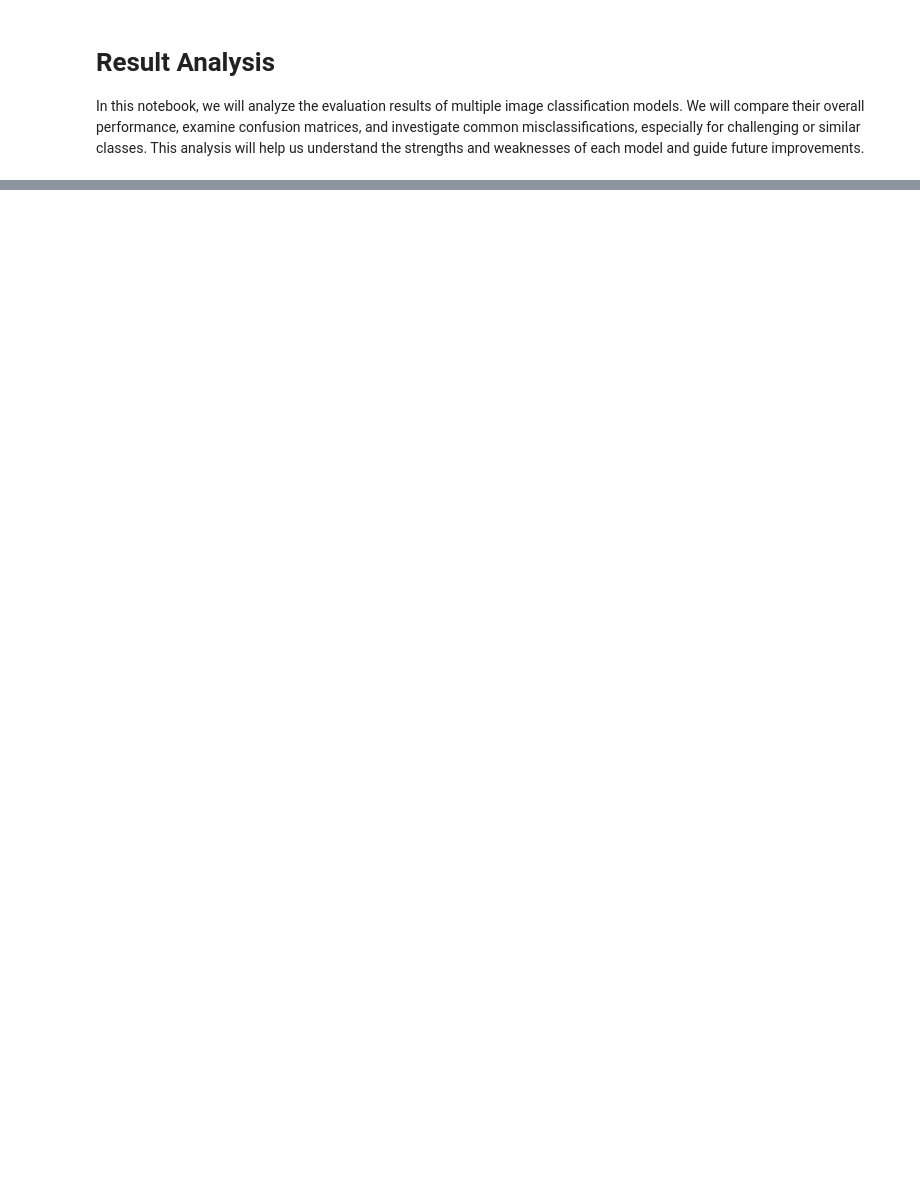
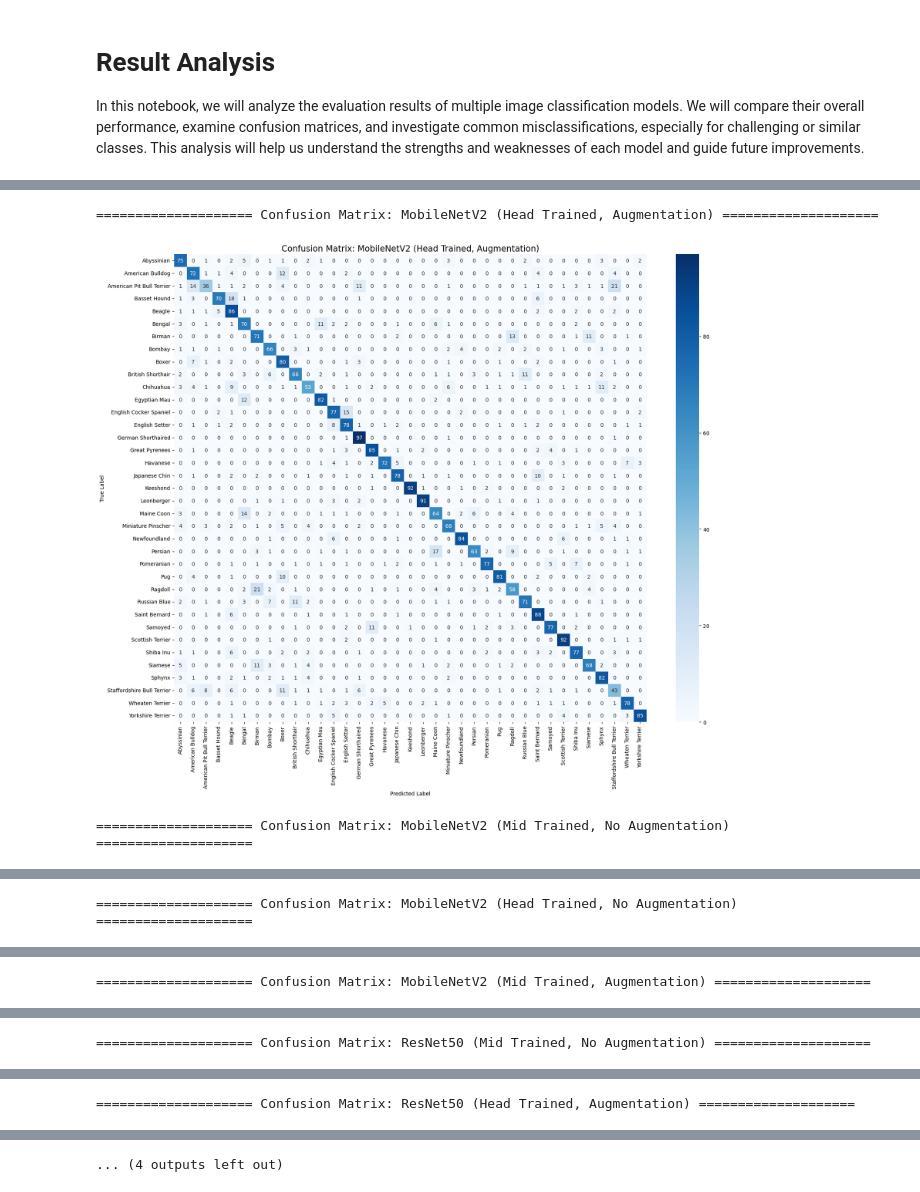
Before and after one commit to Julianm56/MATH392_Final_Project, a Jupyter notebook: notebooks/result_analysis.ipynb, the cells around one changed output, grey strips where cells are left out. Saved outputs shown, nothing was run; the diff lists cells and outputs as text; code cells hidden in the pictures; blank space fills up the shorter version.

```diff
--- a/notebooks/result_analysis.ipynb
+++ b/notebooks/result_analysis.ipynb
@@ -270,0 +234,39 @@ KeyError: "None of ['Model'] are in the columns"
+# %%
+for config in MODEL_CONFIGS:
+    print(f"\n{'='*20} Confusion Matrix: {config['name']} {'='*20}")
+    metrics_df = load_metrics(config["metrics_file"])
+    predictions_df = load_predictions(config["predictions_file"])
+
+    if metrics_df is None or predictions_df is None:
+        print(f"Skipping {config['name']} due to missing files.")
+        continue
+
+    class_names_ordered = get_class_names(metrics_df)
+    if 'true_label_idx' in predictions_df.columns and 'predicted_label_idx' in predictions_df.columns:
+        unique_true_labels = sorted(predictions_df['true_label_name'].unique())
+        if not all(item in unique_true_labels for item in class_names_ordered) or not all(item in class_names_ordered for item in unique_true_labels):
+            cm_display_labels = unique_true_labels
+        else:
+            cm_display_labels = class_names_ordered
+
+        cm = confusion_matrix(
+            predictions_df['true_label_idx'],
+            predictions_df['predicted_label_idx'],
+            labels=np.arange(len(cm_display_labels))
+        )
+        plt.figure(figsize=CM_FIG_SIZE)
+        sns.heatmap(cm, annot=True, fmt='d', cmap='Blues',
+                    xticklabels=cm_display_labels, yticklabels=cm_display_labels)
+        plt.title(f"Confusion Matrix: {config['name']}", fontsize=16)
+        plt.xlabel("Predicted Label")
+        plt.ylabel("True Label")
+        plt.xticks(rotation=90)
+        plt.yticks(rotation=0)
+        plt.tight_layout()
+        plt.show()
+    else:
+        print("Skipping: 'true_label_idx' or 'predicted_label_idx' not found in predictions.")
+# %% [output]
+==================== Confusion Matrix: MobileNetV2 (Head Trained, Augmentation) ====================
+[figure, added]
+==================== Confusion Matrix: MobileNetV2 (Mid Trained, No Augmentation) ====================
@@ -270,0 +274 @@ KeyError: "None of ['Model'] are in the columns"
+==================== Confusion Matrix: MobileNetV2 (Head Trained, No Augmentation) ====================
@@ -270,0 +276 @@ KeyError: "None of ['Model'] are in the columns"
+==================== Confusion Matrix: MobileNetV2 (Mid Trained, Augmentation) ====================
@@ -270,0 +278 @@ KeyError: "None of ['Model'] are in the columns"
+==================== Confusion Matrix: ResNet50 (Mid Trained, No Augmentation) ====================
@@ -270,0 +280 @@ KeyError: "None of ['Model'] are in the columns"
+==================== Confusion Matrix: ResNet50 (Head Trained, Augmentation) ====================
@@ -270,0 +282 @@ KeyError: "None of ['Model'] are in the columns"
+... (4 outputs left out)
```
Also changed, not shown: parts of 13 cells of this notebook.
